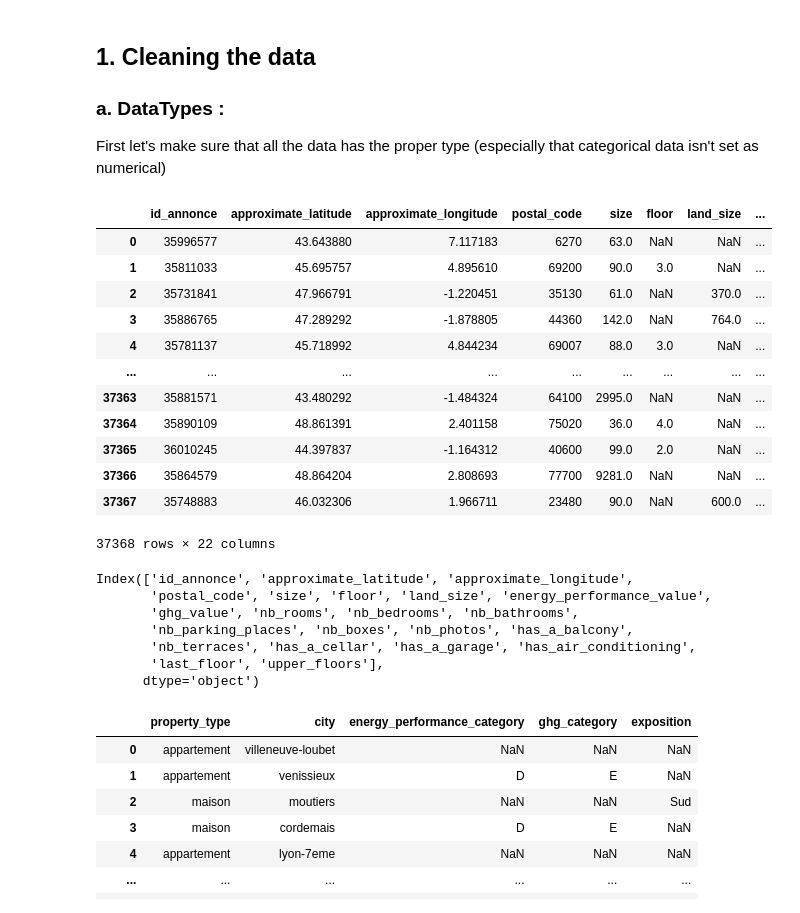
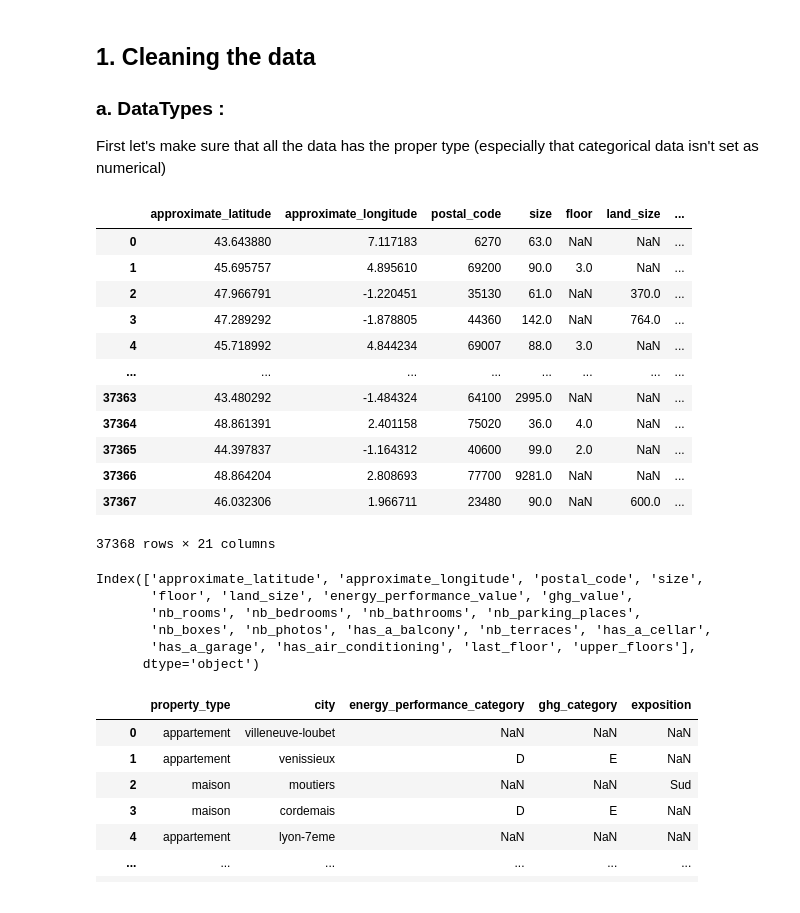
Before and after one commit to Abdellah-Laassairi/real-estate-price-prediction, a Jupyter notebook: nootebook.ipynb, the cells around one changed output. Drawn from its saved outputs; the diff is of its cells as text; code cells hidden in the pictures.

```diff
--- a/nootebook.ipynb
+++ b/nootebook.ipynb
@@ -37,7 +18,7 @@ pd.options.display.max_columns=28
 ## 1. DATA PREPROCESSING :
 # %%
 filepath='data/'
-X_train=pd.read_csv(filepath +'X_train_J01Z4CN.csv')
-Y_train=pd.read_csv(filepath + 'y_train_OXxrJt1.csv')
-Y_test=pd.read_csv(filepath + 'y_random_MhJDhKK.csv')
-X_test=pd.read_csv(filepath + 'X_test_BEhvxAN.csv')
+X_train_raw=pd.read_csv(filepath +'X_train_J01Z4CN.csv')
+Y_train_raw=pd.read_csv(filepath + 'y_train_OXxrJt1.csv')
+Y_test_raw=pd.read_csv(filepath + 'y_random_MhJDhKK.csv')
+X_test_raw=pd.read_csv(filepath + 'X_test_BEhvxAN.csv')
@@ -61,0 +25,3 @@ Y_train.head()
+# %%
+X_train_raw=X_train_raw.drop(columns="id_annonce")
+X_train_raw.head()
@@ -107,29 +90,28 @@ sb.heatmap(X_train.isnull(),cmap='viridis')
 First let's make sure that all the data has the proper type (especially that categorical data isn't set as numerical)
 # %%
 # Numerical type Columns
-X_train.select_dtypes(np.number)
+X_train_raw.select_dtypes(np.number)
 # %% [output]
-|  | id_annonce | approximate_latitude | approximate_longitude | postal_code | size | floor | land_size | ... |
-| 0 | 35996577 | 43.643880 | 7.117183 | 6270 | 63.0 | NaN | NaN | ... |
-| 1 | 35811033 | 45.695757 | 4.895610 | 69200 | 90.0 | 3.0 | NaN | ... |
-| 2 | 35731841 | 47.966791 | -1.220451 | 35130 | 61.0 | NaN | 370.0 | ... |
-| 3 | 35886765 | 47.289292 | -1.878805 | 44360 | 142.0 | NaN | 764.0 | ... |
-| 4 | 35781137 | 45.718992 | 4.844234 | 69007 | 88.0 | 3.0 | NaN | ... |
-| ... | ... | ... | ... | ... | ... | ... | ... | ... |
-| 37363 | 35881571 | 43.480292 | -1.484324 | 64100 | 2995.0 | NaN | NaN | ... |
-| 37364 | 35890109 | 48.861391 | 2.401158 | 75020 | 36.0 | 4.0 | NaN | ... |
-| 37365 | 36010245 | 44.397837 | -1.164312 | 40600 | 99.0 | 2.0 | NaN | ... |
-| 37366 | 35864579 | 48.864204 | 2.808693 | 77700 | 9281.0 | NaN | NaN | ... |
-| 37367 | 35748883 | 46.032306 | 1.966711 | 23480 | 90.0 | NaN | 600.0 | ... |
+|  | approximate_latitude | approximate_longitude | postal_code | size | floor | land_size | ... |
+| 0 | 43.643880 | 7.117183 | 6270 | 63.0 | NaN | NaN | ... |
+| 1 | 45.695757 | 4.895610 | 69200 | 90.0 | 3.0 | NaN | ... |
+| 2 | 47.966791 | -1.220451 | 35130 | 61.0 | NaN | 370.0 | ... |
+| 3 | 47.289292 | -1.878805 | 44360 | 142.0 | NaN | 764.0 | ... |
+| 4 | 45.718992 | 4.844234 | 69007 | 88.0 | 3.0 | NaN | ... |
+| ... | ... | ... | ... | ... | ... | ... | ... |
+| 37363 | 43.480292 | -1.484324 | 64100 | 2995.0 | NaN | NaN | ... |
+| 37364 | 48.861391 | 2.401158 | 75020 | 36.0 | 4.0 | NaN | ... |
+| 37365 | 44.397837 | -1.164312 | 40600 | 99.0 | 2.0 | NaN | ... |
+| 37366 | 48.864204 | 2.808693 | 77700 | 9281.0 | NaN | NaN | ... |
+| 37367 | 46.032306 | 1.966711 | 23480 | 90.0 | NaN | 600.0 | ... |
-37368 rows × 22 columns
+37368 rows × 21 columns
 # %%
-X_train.select_dtypes(np.number).columns
+X_train_raw.select_dtypes(np.number).columns
 # %% [output]
-Index(['id_annonce', 'approximate_latitude', 'approximate_longitude',
-       'postal_code', 'size', 'floor', 'land_size', 'energy_performance_value',
-       'ghg_value', 'nb_rooms', 'nb_bedrooms', 'nb_bathrooms',
-       'nb_parking_places', 'nb_boxes', 'nb_photos', 'has_a_balcony',
-       'nb_terraces', 'has_a_cellar', 'has_a_garage', 'has_air_conditioning',
-       'last_floor', 'upper_floors'],
+Index(['approximate_latitude', 'approximate_longitude', 'postal_code', 'size',
+       'floor', 'land_size', 'energy_performance_value', 'ghg_value',
+       'nb_rooms', 'nb_bedrooms', 'nb_bathrooms', 'nb_parking_places',
+       'nb_boxes', 'nb_photos', 'has_a_balcony', 'nb_terraces', 'has_a_cellar',
+       'has_a_garage', 'has_air_conditioning', 'last_floor', 'upper_floors'],
       dtype='object')
 # %%
```
Also changed, not shown: parts of 32 cells of this notebook.
